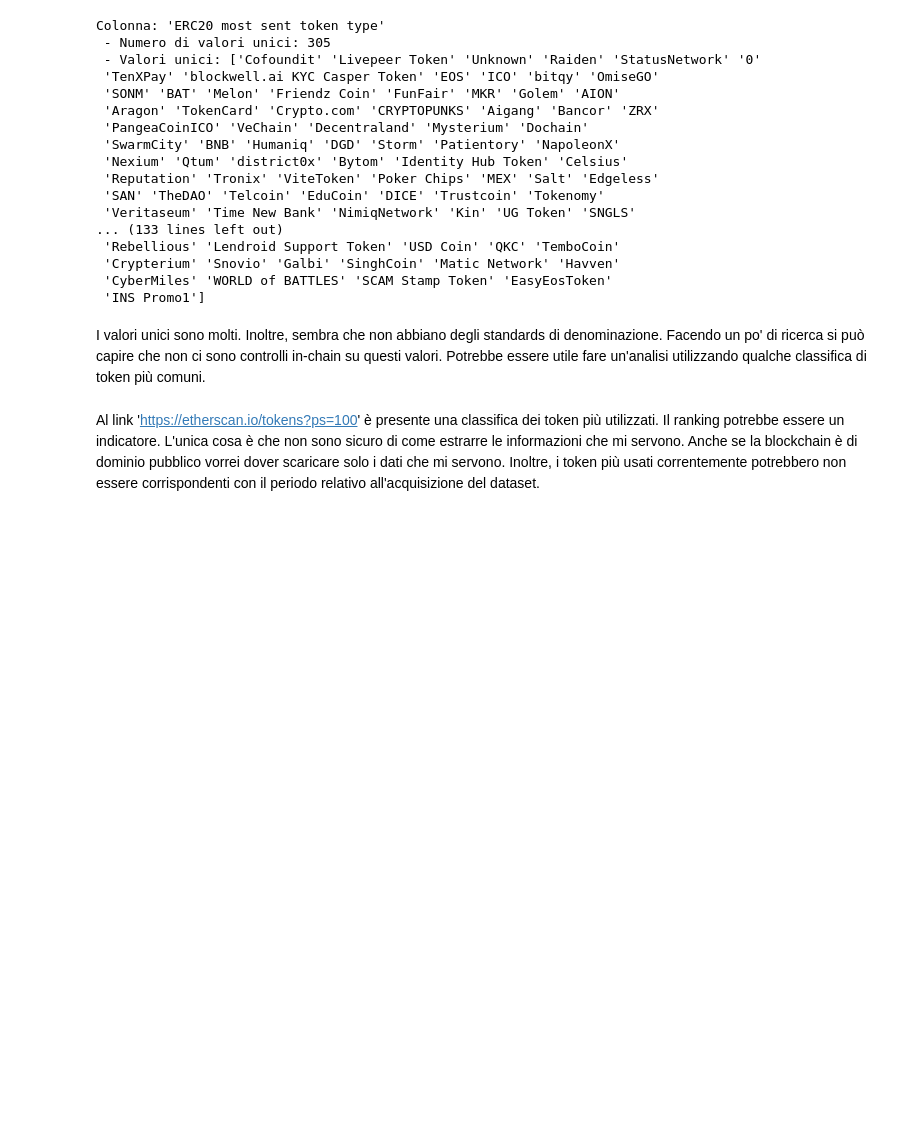
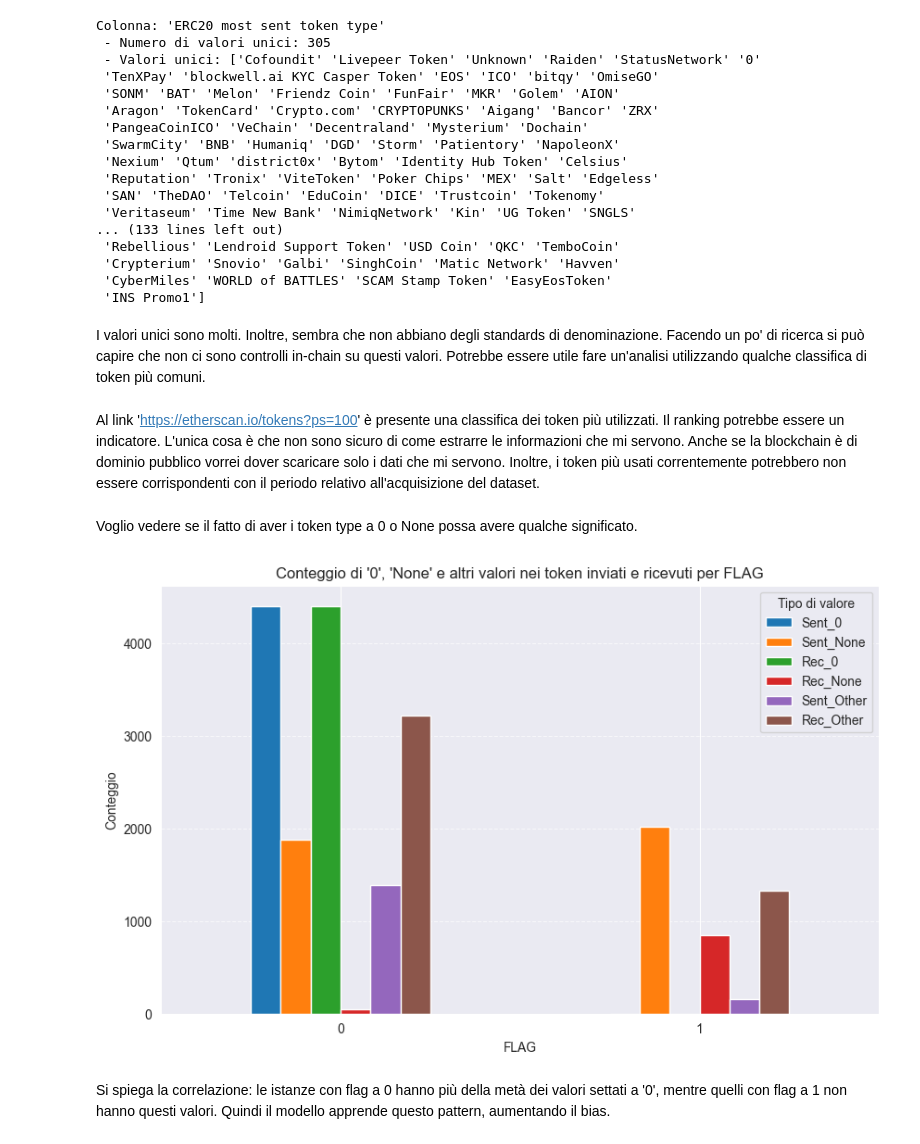
Before and after one commit to Maurino666/EthereumFraudDetection, a Jupyter notebook: Data_Preparation.ipynb, the cells around one changed output. Saved outputs shown, nothing was run; the diff lists cells and outputs as text; code cells hidden in the pictures; blank space fills up the shorter version.

Commit message:
Did some analysis on the token type variables. Found some probable source of bias.

```diff
--- a/Data_Preparation.ipynb
+++ b/Data_Preparation.ipynb
@@ -470,3 +470,35 @@ I valori unici sono molti. Inoltre, sembra che non abbiano degli standards di de
 Facendo un po' di ricerca si può capire che non ci sono controlli in-chain su questi valori. Potrebbe essere utile fare un'analisi utilizzando qualche classifica di token più comuni.
 # %% [markdown]
 Al link 'https://etherscan.io/tokens?ps=100' è presente una classifica dei token più utilizzati. Il ranking potrebbe essere un indicatore. L'unica cosa è che non sono sicuro di come estrarre le informazioni che mi servono. Anche se la blockchain è di dominio pubblico vorrei dover scaricare solo i dati che mi servono. Inoltre, i token più usati correntemente potrebbero non essere corrispondenti con il periodo relativo all'acquisizione del dataset.
+# %% [markdown]
+Voglio vedere se il fatto di aver i token type a 0 o None possa avere qualche significato.
+# %%
+# Calcoliamo il numero totale di record per ciascun FLAG
+total_counts = df["FLAG"].value_counts()
+
+# Calcoliamo il conteggio dei valori restanti (quelli che non sono '0' o 'None')
+count_sent_other = total_counts - (count_sent + count_sent_none)
+count_rec_other = total_counts - (count_rec + count_rec_none)
+
+# Rinominiamo le colonne
+count_sent_other.rename("Sent_Other", inplace=True)
+count_rec_other.rename("Rec_Other", inplace=True)
+
+# Aggiorniamo il dataframe con i nuovi conteggi
+summary_df = pd.concat([summary_df, count_sent_other, count_rec_other], axis=1)
+
+# Creiamo un nuovo grafico a barre
+summary_df.plot(kind='bar', figsize=(10, 6), rot=0)
+
+plt.title("Conteggio di '0', 'None' e altri valori nei token inviati e ricevuti per FLAG")
+plt.xlabel("FLAG")
+plt.ylabel("Conteggio")
+plt.legend(title="Tipo di valore")
+plt.grid(axis='y', linestyle='--', alpha=0.7)
+
+# Mostriamo il grafico
+plt.show()
+# %% [output]
+[figure, added]
+# %% [markdown]
+Si spiega la correlazione: le istanze con flag a 0 hanno più della metà dei valori settati a '0', mentre quelli con flag a 1 non hanno questi valori. Quindi il modello apprende questo pattern, aumentando il bias.
```
